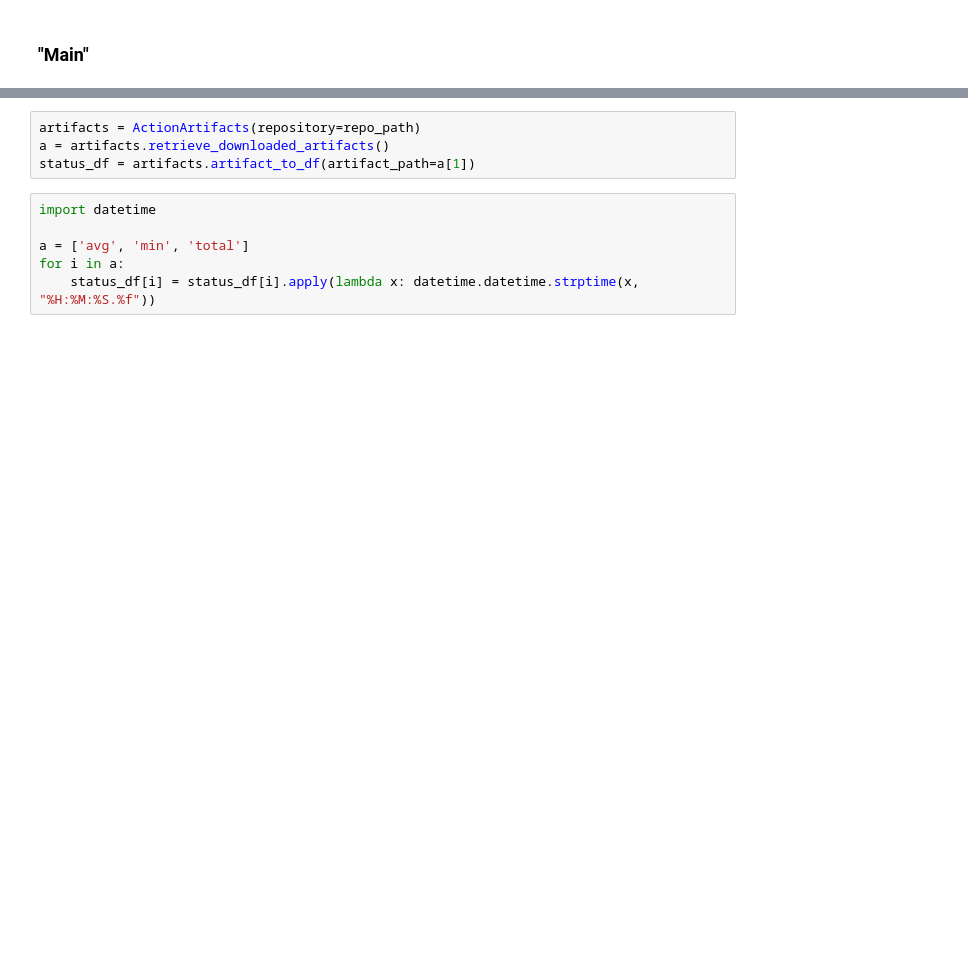
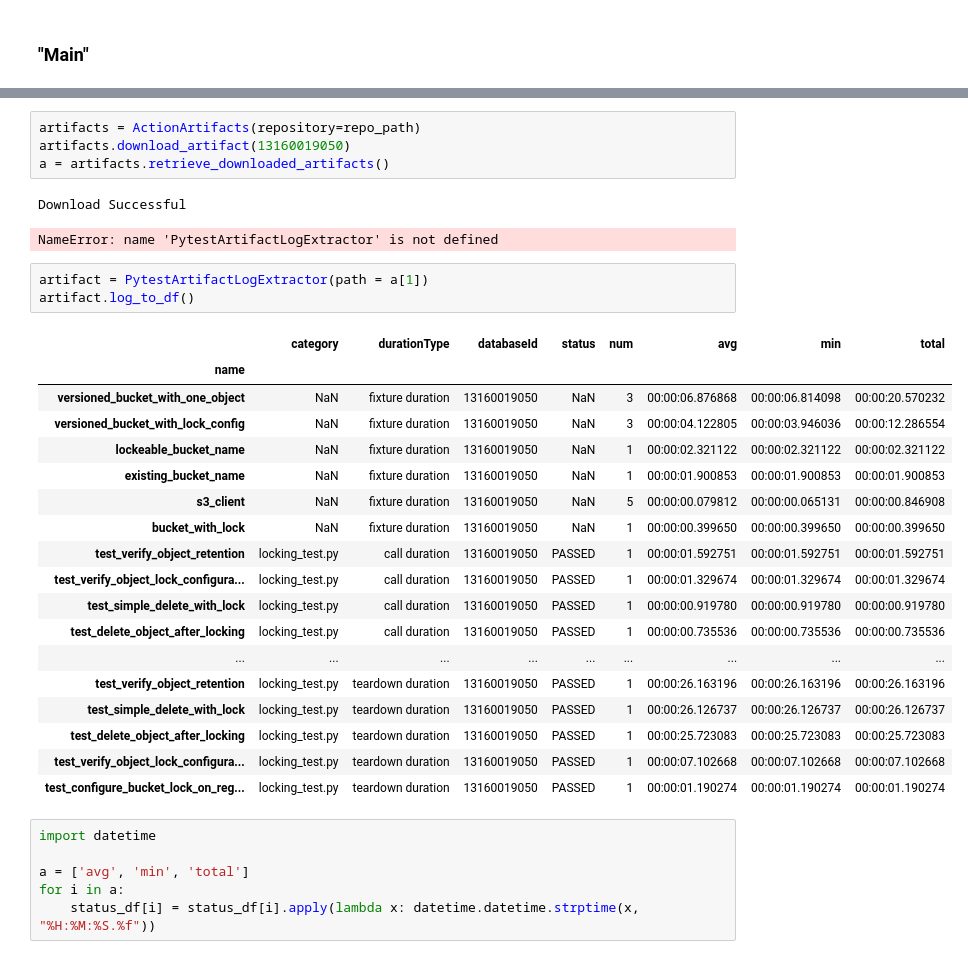
Before and after one commit to 2xlhe/gh-Actions-Reader, a Jupyter notebook: ghActionsReader.ipynb, the cells around one changed output, grey strips where cells are left out. Cells and saved outputs as stored; diff of their text form; blank space fills up the shorter version.

```diff
--- a/ghActionsReader.ipynb
+++ b/ghActionsReader.ipynb
@@ -389,7 +484,32 @@ DataFrame successfully saved to ./bin/actionsWorflow.parquet
 # %%
 artifacts = ActionArtifacts(repository=repo_path)
+artifacts.download_artifact(13160019050)
 a = artifacts.retrieve_downloaded_artifacts()
-status_df = artifacts.artifact_to_df(artifact_path=a[1])
+# %% [output]
+Download Successful
+NameError: name 'PytestArtifactLogExtractor' is not defined
+# %%
+artifact = PytestArtifactLogExtractor(path = a[1])
+artifact.log_to_df()
+# %% [output]
+|  | category | durationType | databaseId | status | num | avg | min | total |
+| name |  |  |  |  |  |  |  |  |
+| versioned_bucket_with_one_object | NaN | fixture duration | 13160019050 | NaN | 3 | 00:00:06.876868 | 00:00:06.814098 | 00:00:20.570232 |
+| versioned_bucket_with_lock_config | NaN | fixture duration | 13160019050 | NaN | 3 | 00:00:04.122805 | 00:00:03.946036 | 00:00:12.286554 |
+| lockeable_bucket_name | NaN | fixture duration | 13160019050 | NaN | 1 | 00:00:02.321122 | 00:00:02.321122 | 00:00:02.321122 |
+| existing_bucket_name | NaN | fixture duration | 13160019050 | NaN | 1 | 00:00:01.900853 | 00:00:01.900853 | 00:00:01.900853 |
+| s3_client | NaN | fixture duration | 13160019050 | NaN | 5 | 00:00:00.079812 | 00:00:00.065131 | 00:00:00.846908 |
+| bucket_with_lock | NaN | fixture duration | 13160019050 | NaN | 1 | 00:00:00.399650 | 00:00:00.399650 | 00:00:00.399650 |
+| test_verify_object_retention | locking_test.py | call duration | 13160019050 | PASSED | 1 | 00:00:01.592751 | 00:00:01.592751 | 00:00:01.592751 |
+| test_verify_object_lock_configura... | locking_test.py | call duration | 13160019050 | PASSED | 1 | 00:00:01.329674 | 00:00:01.329674 | 00:00:01.329674 |
+| test_simple_delete_with_lock | locking_test.py | call duration | 13160019050 | PASSED | 1 | 00:00:00.919780 | 00:00:00.919780 | 00:00:00.919780 |
+| test_delete_object_after_locking | locking_test.py | call duration | 13160019050 | PASSED | 1 | 00:00:00.735536 | 00:00:00.735536 | 00:00:00.735536 |
+| ... | ... | ... | ... | ... | ... | ... | ... | ... |
+| test_verify_object_retention | locking_test.py | teardown duration | 13160019050 | PASSED | 1 | 00:00:26.163196 | 00:00:26.163196 | 00:00:26.163196 |
+| test_simple_delete_with_lock | locking_test.py | teardown duration | 13160019050 | PASSED | 1 | 00:00:26.126737 | 00:00:26.126737 | 00:00:26.126737 |
+| test_delete_object_after_locking | locking_test.py | teardown duration | 13160019050 | PASSED | 1 | 00:00:25.723083 | 00:00:25.723083 | 00:00:25.723083 |
+| test_verify_object_lock_configura... | locking_test.py | teardown duration | 13160019050 | PASSED | 1 | 00:00:07.102668 | 00:00:07.102668 | 00:00:07.102668 |
+| test_configure_bucket_lock_on_reg... | locking_test.py | teardown duration | 13160019050 | PASSED | 1 | 00:00:01.190274 | 00:00:01.190274 | 00:00:01.190274 |
 # %%
 import datetime
 
```
Also changed, not shown: parts of 6 cells of this notebook, 5 other files.
